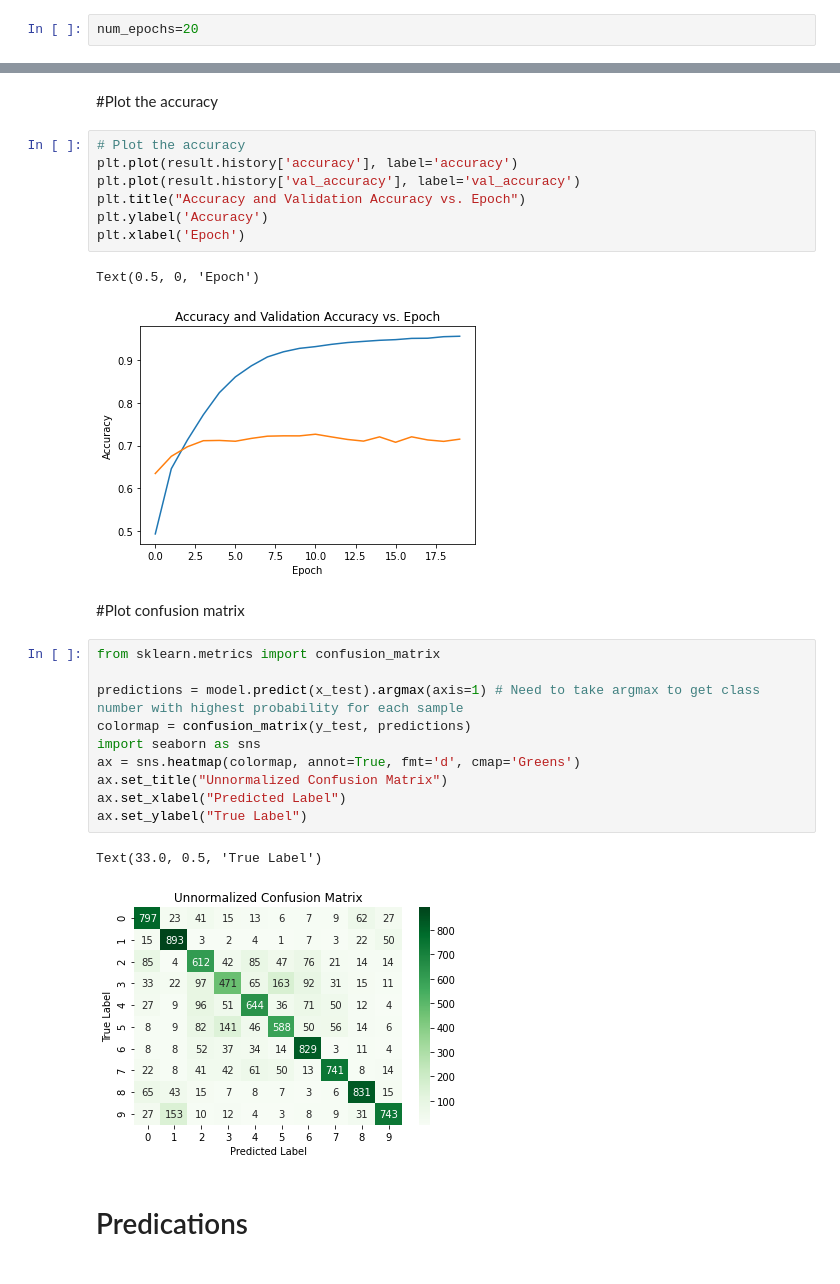
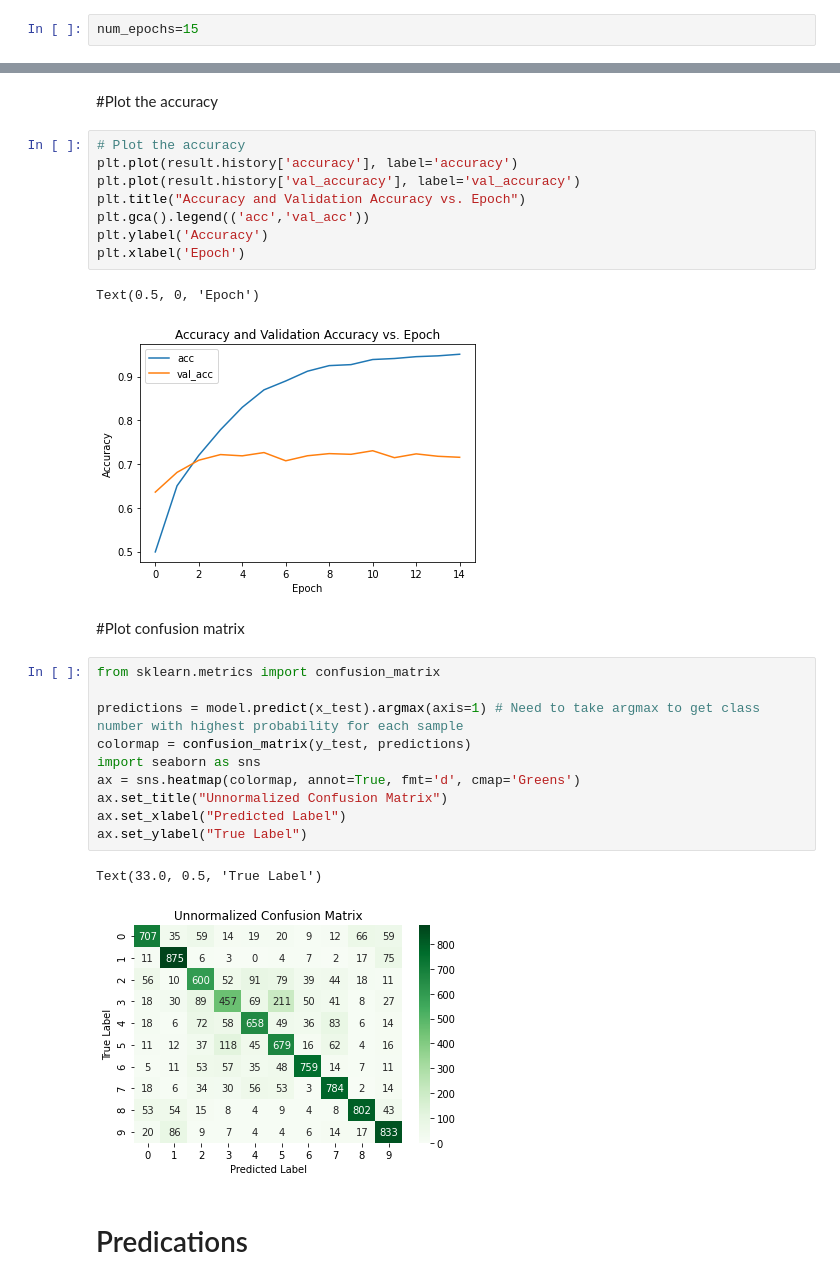
Before and after one commit to kamranjaved/Workshop-on-AI-and-Hand-on-training, a Jupyter notebook: Image Classification using CNN/Cifar10_Classification_using_CNN.ipynb, the cells around one changed output, grey strips where cells are left out. Saved outputs shown, nothing was run; the diff lists cells and outputs as text.

```diff
--- a/Image Classification using CNN/Cifar10_Classification_using_CNN.ipynb
+++ b/Image Classification using CNN/Cifar10_Classification_using_CNN.ipynb
@@ -131,7 +129,7 @@ Non-trainable params: 0
 _________________________________________________________________
 None
 # %%
-num_epochs=20
+num_epochs=15
 # %%
 result= model.fit(x_train, y_train,validation_data=(x_test, y_test),epochs=num_epochs)
 # %% [output]
@@ -168,13 +167,14 @@ Text(0.5, 0, 'Epoch')
 # %%
 # Plot the accuracy
 plt.plot(result.history['accuracy'], label='accuracy')
 plt.plot(result.history['val_accuracy'], label='val_accuracy')
 plt.title("Accuracy and Validation Accuracy vs. Epoch")
+plt.gca().legend(('acc','val_acc'))
 plt.ylabel('Accuracy')
 plt.xlabel('Epoch')
 # %% [output]
 Text(0.5, 0, 'Epoch')
-[figure, old version]
+[figure, new version]
 # %% [markdown]
 #Plot confusion matrix
 # %%
@@ -189,7 +189,7 @@ ax.set_xlabel("Predicted Label")
 ax.set_ylabel("True Label")
 # %% [output]
 Text(33.0, 0.5, 'True Label')
-[figure, old version]
+[figure, new version]
 # %% [markdown]
 
 # Predications
```
Also changed, not shown: parts of 8 cells of this notebook.
